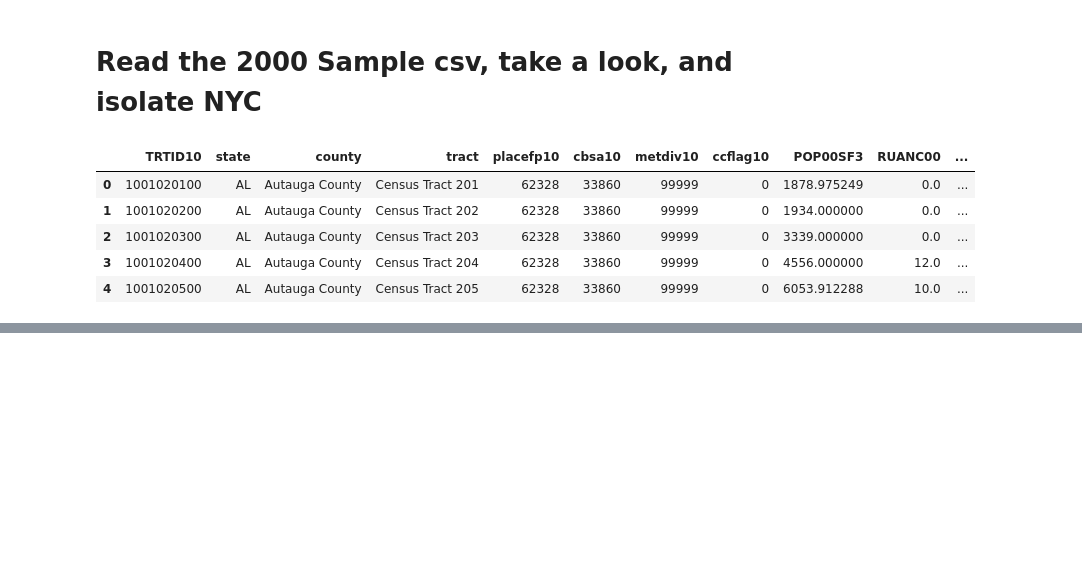
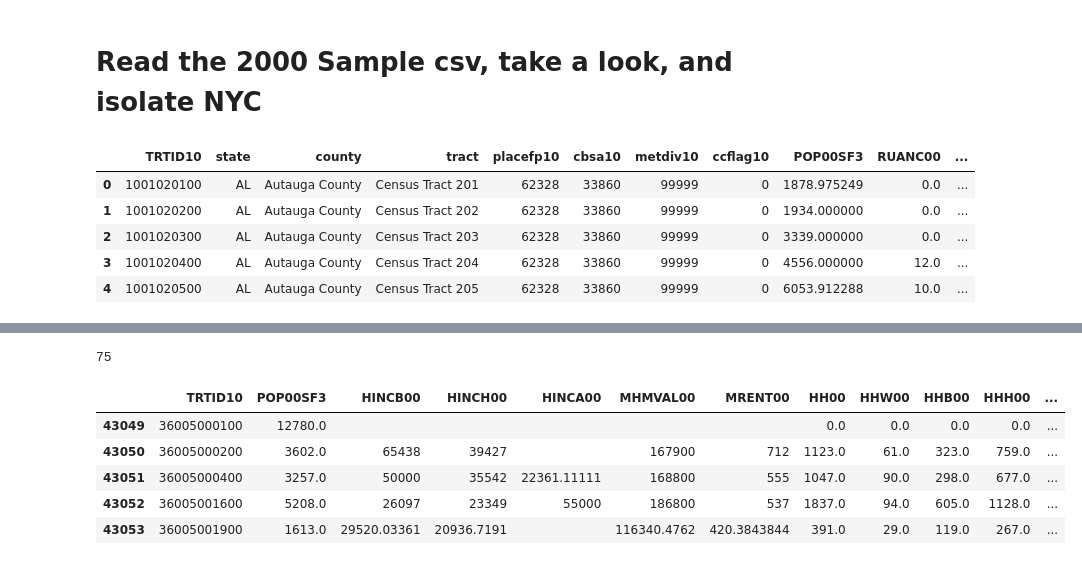
Before and after one commit to ptorres001/cluster_gentrification_new_york, a Jupyter notebook: LTDB_data.ipynb, the cells around one changed output, grey strips where cells are left out. Cells and saved outputs as stored; diff of their text form; code cells hidden in the pictures; blank space fills up the shorter version.

```diff
--- a/LTDB_data.ipynb
+++ b/LTDB_data.ipynb
@@ -334,2 +580,4 @@ nyc_s00.head(1)
+# %%
+nyc_s00.drop(columns = ['CNI16U00','DIS00'], inplace = True)
 # %%
 nyc_s00.columns.values
@@ -336,3 +605,5 @@ nyc_s00.columns.values
 # %%
-sp_list = list(nyc_s00.columns.values[9:])
+len(nyc_s00.columns.values)
+# %% [output]
+75
 # %%
@@ -349,0 +620,2 @@ def pipeline(df,ppl_list,house_list):
+# %%
+nyc_s00p = nyc_s00.copy()
@@ -349,0 +624,9 @@ def pipeline(df,ppl_list,house_list):
+# %%
+nyc_s00p.head()
+# %% [output]
+|  | TRTID10 | POP00SF3 | HINCB00 | HINCH00 | HINCA00 | MHMVAL00 | MRENT00 | HH00 | HHW00 | HHB00 | HHH00 | ... |
+| 43049 | 36005000100 | 12780.0 |  |  |  |  |  | 0.0 | 0.0 | 0.0 | 0.0 | ... |
+| 43050 | 36005000200 | 3602.0 | 65438 | 39427 |  | 167900 | 712 | 1123.0 | 61.0 | 323.0 | 759.0 | ... |
+| 43051 | 36005000400 | 3257.0 | 50000 | 35542 | 22361.11111 | 168800 | 555 | 1047.0 | 90.0 | 298.0 | 677.0 | ... |
+| 43052 | 36005001600 | 5208.0 | 26097 | 23349 | 55000 | 186800 | 537 | 1837.0 | 94.0 | 605.0 | 1128.0 | ... |
+| 43053 | 36005001900 | 1613.0 | 29520.03361 | 20936.7191 |  | 116340.4762 | 420.3843844 | 391.0 | 29.0 | 119.0 | 267.0 | ... |
```
Also changed, not shown: parts of 56 cells of this notebook.
